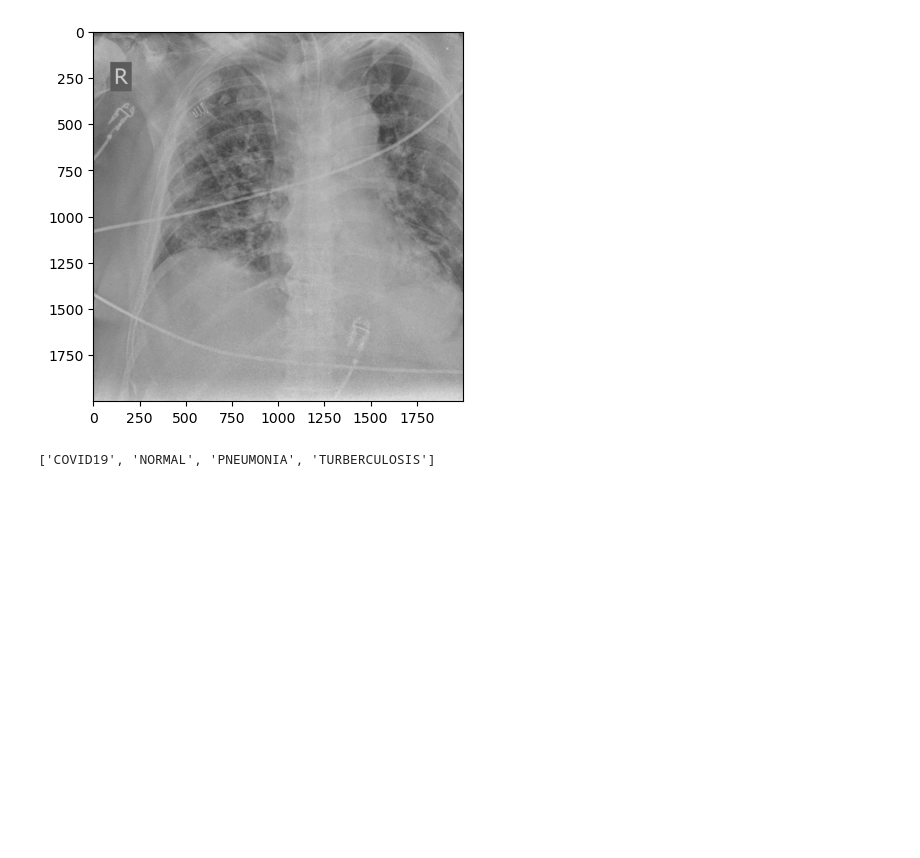
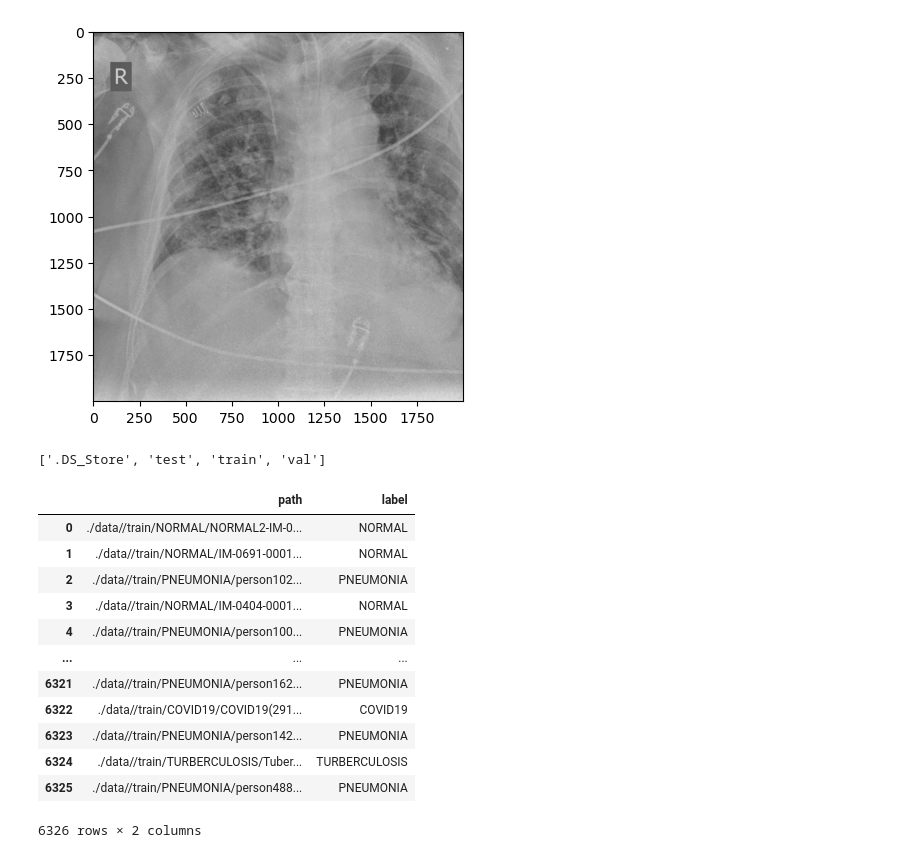
Before and after one commit to rohan-singh987/chestXRay, a Jupyter notebook: chestXray.ipynb, the cells around one changed output. Drawn from its saved outputs; the diff is of its cells as text; code cells hidden in the pictures; blank space fills up the shorter version.

```diff
--- a/chestXray.ipynb
+++ b/chestXray.ipynb
@@ -45,8 +39,36 @@ sample_image(sample_image_path)
 # %% [output]
 (2000, 2000, 3)
 [figure]
-# %%
-labels = data.class_names
-labels
-# %% [output]
-['COVID19', 'NORMAL', 'PNEUMONIA', 'TURBERCULOSIS']
+# %%
+dataDir = './data//train/'
+os.listdir(dataDir)
+# %% [output]
+['.DS_Store', 'test', 'train', 'val']
+# %%
+paths = []
+labels = []
+
+dataDir = './data//train/'
+for label in os.listdir(dataDir):
+    if (label == '.DS_Store'):
+        continue
+    for image in os.listdir(os.path.join(dataDir, label)):
+        paths.append(os.path.join(dataDir,label)+'/'+image)
+        labels.append(label)
+paths, labels = shuffle(paths, labels)
+df = pd.DataFrame({'path':paths, 'label':labels})
+df
+# %% [output]
+|  | path | label |
+| 0 | ./data//train/NORMAL/NORMAL2-IM-0... | NORMAL |
+| 1 | ./data//train/NORMAL/IM-0691-0001... | NORMAL |
+| 2 | ./data//train/PNEUMONIA/person102... | PNEUMONIA |
+| 3 | ./data//train/NORMAL/IM-0404-0001... | NORMAL |
+| 4 | ./data//train/PNEUMONIA/person100... | PNEUMONIA |
+| ... | ... | ... |
+| 6321 | ./data//train/PNEUMONIA/person162... | PNEUMONIA |
+| 6322 | ./data//train/COVID19/COVID19(291... | COVID19 |
+| 6323 | ./data//train/PNEUMONIA/person142... | PNEUMONIA |
+| 6324 | ./data//train/TURBERCULOSIS/Tuber... | TURBERCULOSIS |
+| 6325 | ./data//train/PNEUMONIA/person488... | PNEUMONIA |
+6326 rows × 2 columns
```
Also changed, not shown: parts of 8 cells of this notebook.
